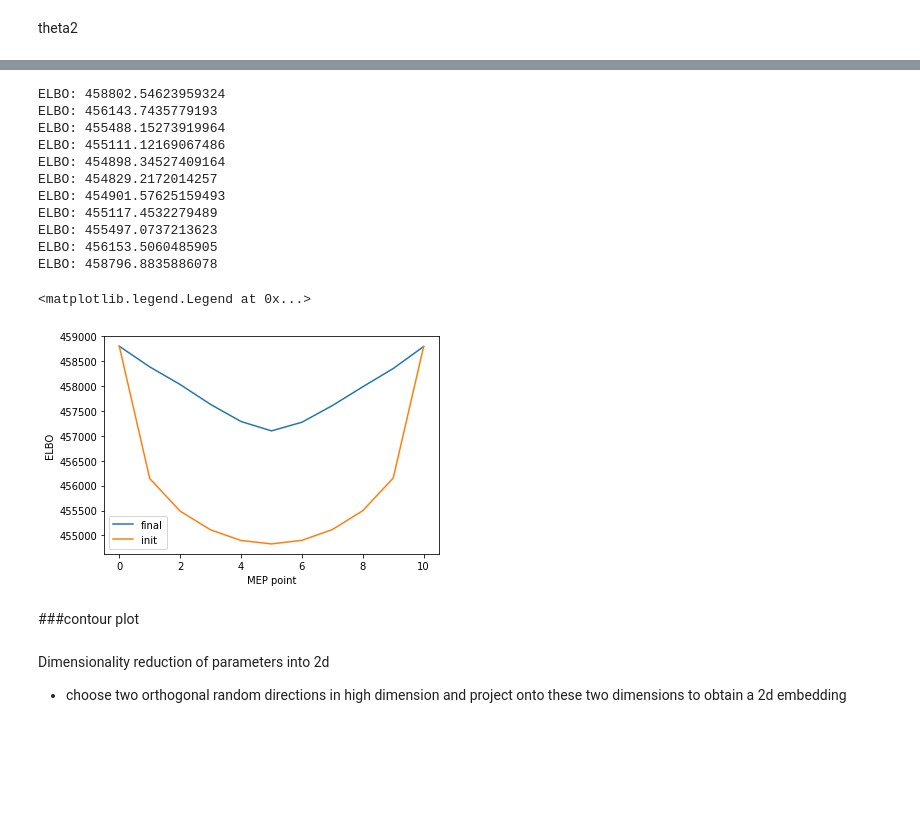
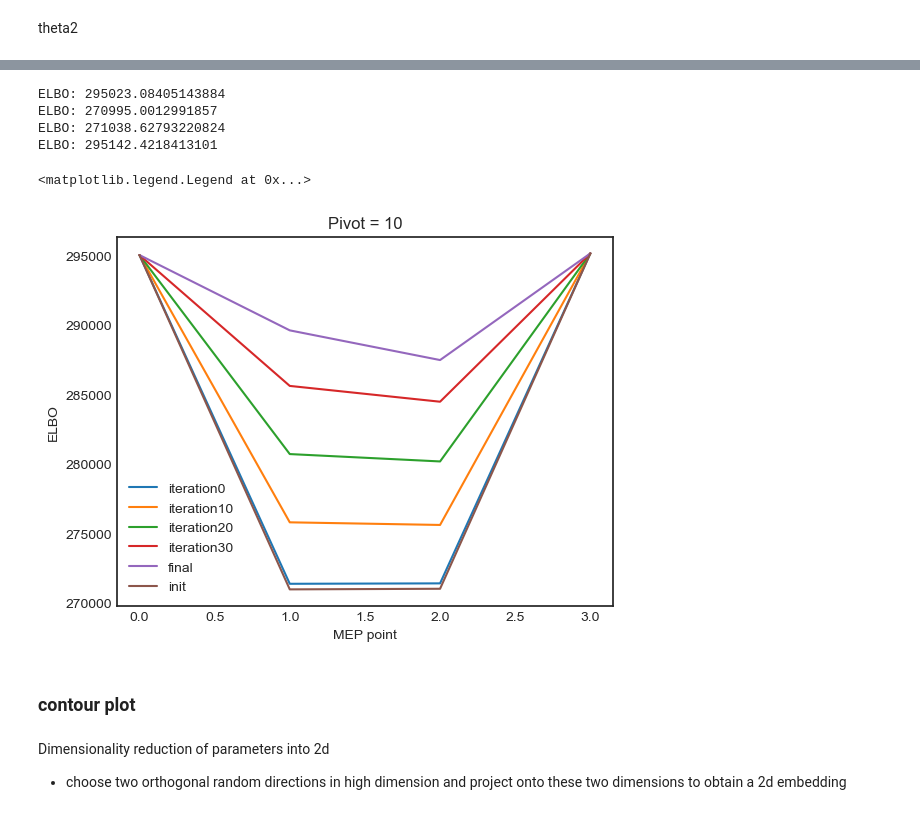
Before and after one commit to LeonLixyz/6701_Project, a Jupyter notebook: neb.ipynb, the cells around one changed output, grey strips where cells are left out. Drawn from its saved outputs; the diff is of its cells as text; code cells hidden in the pictures; blank space fills up the shorter version.

```diff
--- a/neb.ipynb
+++ b/neb.ipynb
@@ -1163,0 +1184,3 @@ len(p_list)
+# %%
+import copy
+His = []
@@ -1164,4 +1230,10 @@ len(p_list)
 # %%
-LAMBDA, GAMMA, PHI = p_list[1]
-compute_elbo(LAMBDA, GAMMA, PHI, train_articles, train_nonzero_idxs, C)
+total_ELBO_list = []
+for his in His:
+    ELBO_list = []
+    for p in his:
+        LAMBDA, GAMMA, PHI = p
+        elbo = compute_elbo(LAMBDA, GAMMA, PHI, train_articles, train_nonzero_idxs, C)
+        ELBO_list.append(elbo)
+    total_ELBO_list.append(ELBO_list)
 # %% [output]
@@ -1174,8 +1256,0 @@ np.seterr(divide = 'raise', under = 'raise', invalid = 'raise')
-# %%
-i = 0
-for p in p_list:
-  LAMBDA, GAMMA, PHI = p
-  compute_elbo(LAMBDA, GAMMA, PHI, train_articles, train_nonzero_idxs, C)
-
-  print(i)
-  i+=1
@@ -1240,7 +1256,0 @@ Updating LAMBDA
-# %%
-ELBO_list = []
-for p in p_list:
-  LAMBDA, GAMMA, PHI = p
-  elbo = compute_elbo(LAMBDA, GAMMA, PHI, train_articles, train_nonzero_idxs, C)
-  ELBO_list.append(elbo)
-plt.plot(ELBO_list)
@@ -1261,27 +1257,24 @@ ELBO: 458796.8835886078
 # %%
-plt.plot(ELBO_list,label = 'final')
+for i in range(len(total_ELBO_list)):
+    if i % 10 == 0:
+        plt.plot(total_ELBO_list[i], label = 'iteration{}'.format(i))
 
+plt.plot(total_ELBO_list[-2], label = 'final')
 p_list_init = init(theta1, theta2, N)
 ELBO_list_init = []
 for p in p_list_init:
-  LAMBDA, GAMMA, PHI = p
-  elbo = compute_elbo(LAMBDA, GAMMA, PHI, train_articles, train_nonzero_idxs, C)
-  ELBO_list_init.append(elbo)
+    LAMBDA, GAMMA, PHI = p
+    elbo = compute_elbo(LAMBDA, GAMMA, PHI, train_articles, train_nonzero_idxs, C)
+    ELBO_list_init.append(elbo)
 plt.plot(ELBO_list_init ,label = 'init')
 plt.xlabel("MEP point")
 plt.ylabel("ELBO")
+plt.title("Pivot = 10")
 plt.legend()
 # %% [output]
-ELBO: 458802.54623959324
-ELBO: 456143.7435779193
-ELBO: 455488.15273919964
-ELBO: 455111.12169067486
-ELBO: 454898.34527409164
-ELBO: 454829.2172014257
-ELBO: 454901.57625159493
-ELBO: 455117.4532279489
-ELBO: 455497.0737213623
-ELBO: 456153.5060485905
-ELBO: 458796.8835886078
+ELBO: 295023.08405143884
+ELBO: 270995.0012991857
+ELBO: 271038.62793220824
+ELBO: 295142.4218413101
 <matplotlib.legend.Legend at 0x...>
-[figure, old version]
+[figure, new version]
@@ -1315,5 +1281,5 @@ def generate_contour(theta_1, theta_2):
 # %% [markdown]
-###contour plot
+### contour plot
 # %% [markdown]
 Dimensionality reduction of parameters into 2d
 - choose two orthogonal random directions in high dimension and project onto these two dimensions to obtain a 2d embedding
```
Also changed, not shown: parts of 62 cells of this notebook, 27 other files.
